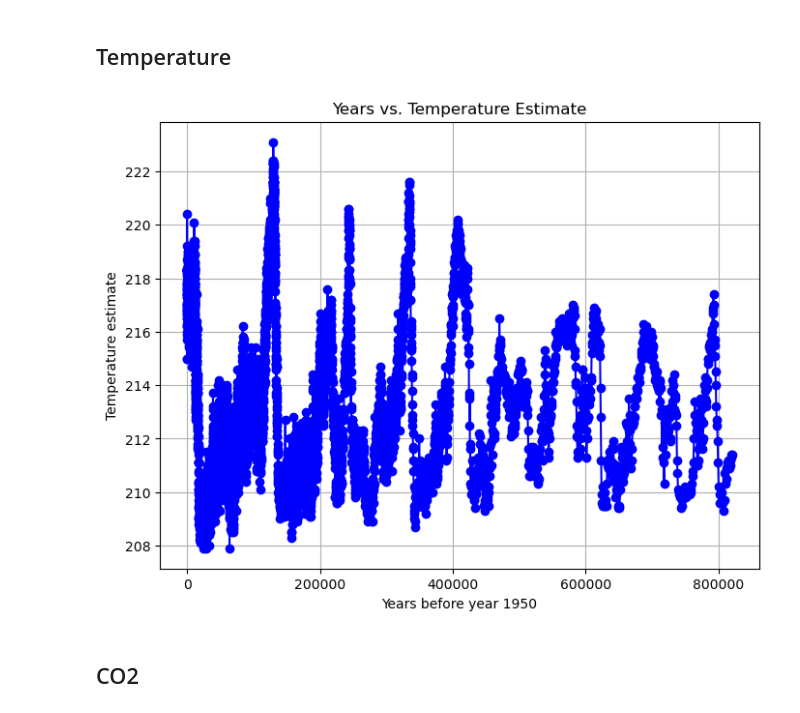
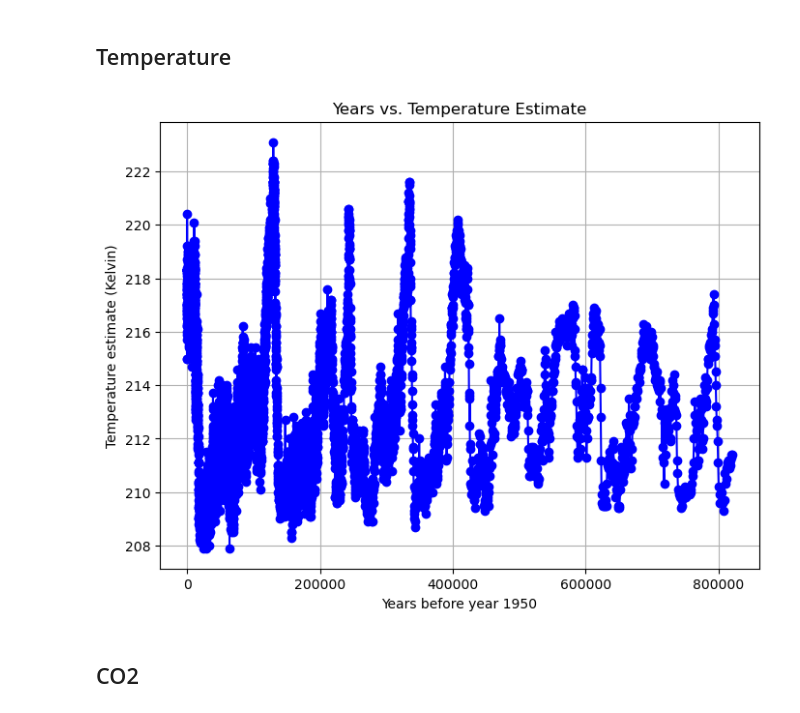
Before and after one commit to nexlanglxm/climate-data-analysis, a Jupyter notebook: project2/project.ipynb, the cells around one changed output. Cells and saved outputs as stored; diff of their text form; code cells hidden in the pictures.

```diff
--- a/project2/project.ipynb
+++ b/project2/project.ipynb
@@ -41,21 +41,21 @@ The scope of this study encompasses the analysis of climate data spanning an ext
 # %%
 file_path1 = './data/temp/epicaDC.deuttemp.EDC3-AICC.csv'
 df1 = pd.read_csv(file_path1)
 
 # Extracting columns 3 (EDC3 age scale) and 5 (Temperature estimate)
 edc3_age = df1['EDC3béta']
 temperature_estimate = df1['temp']
 
 # Plotting the data
 plt.figure(figsize=(8, 6))
 plt.plot(edc3_age, temperature_estimate, marker='o', linestyle='-', color='blue')
 plt.xlabel('Years before year 1950')
-plt.ylabel('Temperature estimate')
+plt.ylabel('Temperature estimate (Kelvin)')
 plt.title('Years vs. Temperature Estimate')
 plt.grid(True)
 plt.show()
 # %% [output]
-[figure, old version]
+[figure, new version]
 # %% [markdown]
 ## CO2
 # %%
```
Also changed, not shown: parts of 13 cells of this notebook.
